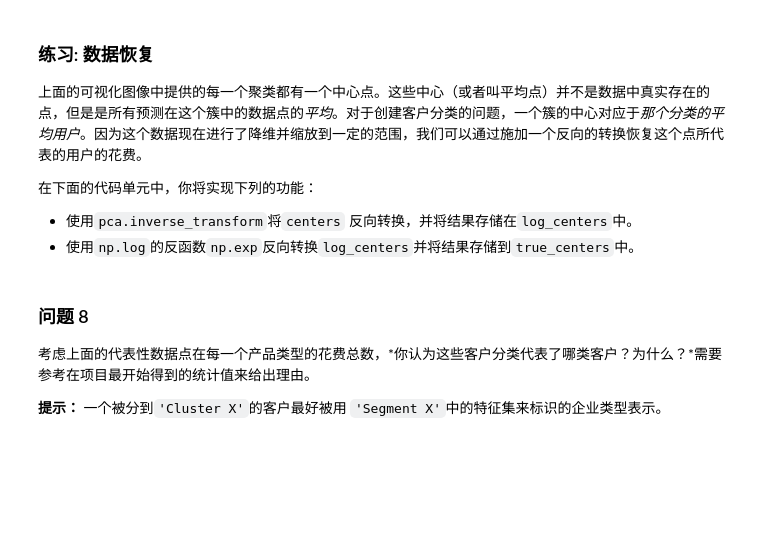
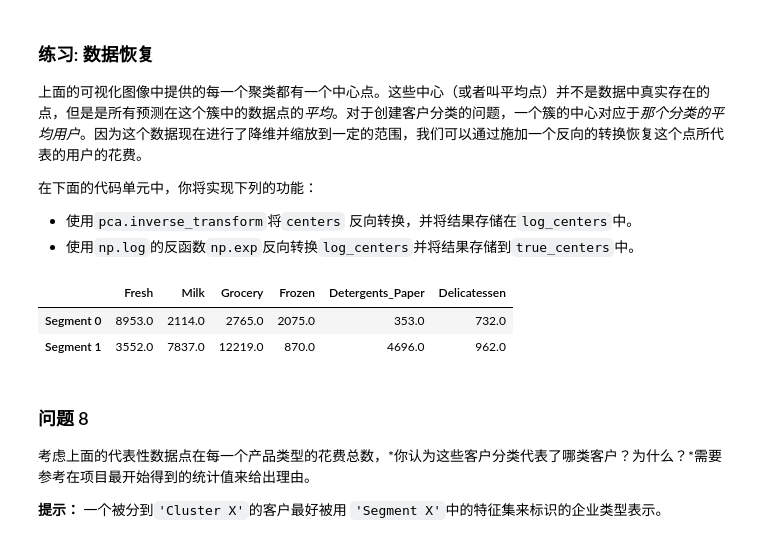
Before and after one commit to fanpaa/creating_customer_segments, a Jupyter notebook: customer_segments.ipynb, the cells around one changed output. Saved outputs shown, nothing was run; the diff lists cells and outputs as text; code cells hidden in the pictures; blank space fills up the shorter version.

```diff
--- a/customer_segments.ipynb
+++ b/customer_segments.ipynb
@@ -442,0 +430,15 @@ score = None
+# %%
+from sklearn.mixture import GaussianMixture
+from sklearn.metrics import silhouette_score
+
+n_components_range = range(2, 7)
+for n_components in n_components_range:
+    gmm_clusterer = GaussianMixture(n_components=n_components,random_state=0)
+    gmm_clusterer.fit(reduced_data)
+    gmm_preds = gmm_clusterer.predict(reduced_data)
+    gmm_centers = gmm_clusterer.means_
+    gmm_sample_preds = gmm_clusterer.predict(pca_samples)
+    gmm_score = silhouette_score(reduced_data,gmm_preds)
+    print ("n_components = %s" % n_components)
+    print gmm_score
+#     vs.cluster_results(reduced_data, gmm_preds, gmm_centers, pca_samples)
@@ -448,0 +464,9 @@ score = None
+# %%
+#选择n_components=2
+clusterer = GaussianMixture(n_components=2,random_state=0)
+clusterer.fit(reduced_data)
+preds = clusterer.predict(reduced_data)
+centers = clusterer.means_
+sample_preds = clusterer.predict(pca_samples)
+score = silhouette_score(reduced_data,preds)
+print score
@@ -461,16 +489,20 @@ vs.cluster_results(reduced_data, preds, centers, pca_samples)
  - 使用`np.log`的反函数`np.exp`反向转换`log_centers`并将结果存储到`true_centers`中。
 # %%
 # TODO：反向转换中心点
-log_centers = None
+log_centers = pca.inverse_transform(centers)
 
 # TODO：对中心点做指数转换
-true_centers = None
+true_centers = np.exp(log_centers)
 
 # 显示真实的中心点
 segments = ['Segment {}'.format(i) for i in range(0,len(centers))]
 true_centers = pd.DataFrame(np.round(true_centers), columns = data.keys())
 true_centers.index = segments
 display(true_centers)
+# %% [output]
+|  | Fresh | Milk | Grocery | Frozen | Detergents_Paper | Delicatessen |
+| Segment 0 | 8953.0 | 2114.0 | 2765.0 | 2075.0 | 353.0 | 732.0 |
+| Segment 1 | 3552.0 | 7837.0 | 12219.0 | 870.0 | 4696.0 | 962.0 |
 # %% [markdown]
 ### 问题 8
 考虑上面的代表性数据点在每一个产品类型的花费总数，*你认为这些客户分类代表了哪类客户？为什么？*需要参考在项目最开始得到的统计值来给出理由。
```
Also changed, not shown: parts of 6 cells of this notebook.
